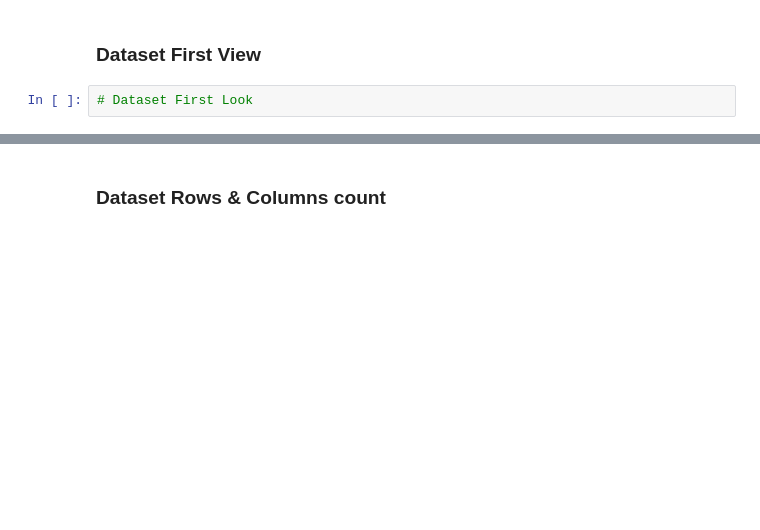
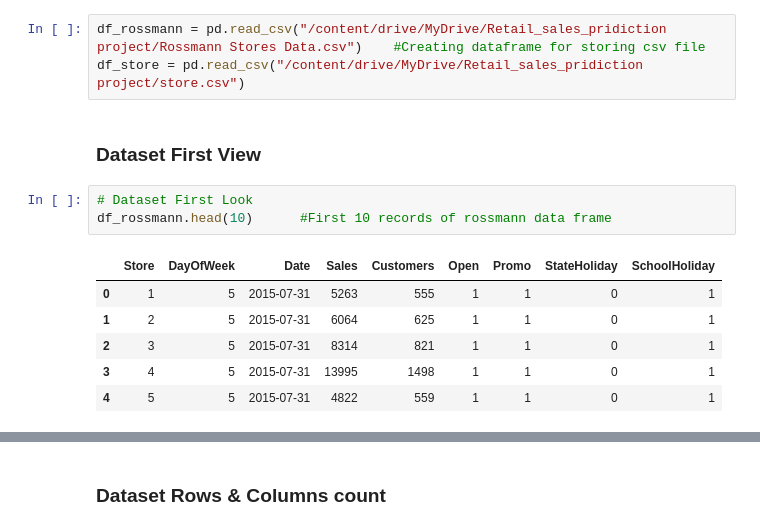
Before and after one commit to kapilkukreja469/Retail_sales_pridiction, a Jupyter notebook: Retail_sales_pridiction_Kapil_kukreja.ipynb, the cells around one changed output, grey strips where cells are left out. Saved outputs shown, nothing was run; the diff lists cells and outputs as text; blank space fills up the shorter version.

```diff
--- a/Retail_sales_pridiction_Kapil_kukreja.ipynb
+++ b/Retail_sales_pridiction_Kapil_kukreja.ipynb
@@ -102,4 +119,15 @@ M - Multivariate Analysis
+# %%
+df_rossmann = pd.read_csv("/content/drive/MyDrive/Retail_sales_pridiction project/Rossmann Stores Data.csv")    #Creating dataframe for storing csv file
+df_store = pd.read_csv("/content/drive/MyDrive/Retail_sales_pridiction project/store.csv")
 # %% [markdown]
 ### Dataset First View
-# %%
-# Dataset First Look
+# %%
+# Dataset First Look
+df_rossmann.head(10)      #First 10 records of rossmann data frame
+# %% [output]
+|  | Store | DayOfWeek | Date | Sales | Customers | Open | Promo | StateHoliday | SchoolHoliday |
+| 0 | 1 | 5 | 2015-07-31 | 5263 | 555 | 1 | 1 | 0 | 1 |
+| 1 | 2 | 5 | 2015-07-31 | 6064 | 625 | 1 | 1 | 0 | 1 |
+| 2 | 3 | 5 | 2015-07-31 | 8314 | 821 | 1 | 1 | 0 | 1 |
+| 3 | 4 | 5 | 2015-07-31 | 13995 | 1498 | 1 | 1 | 0 | 1 |
+| 4 | 5 | 5 | 2015-07-31 | 4822 | 559 | 1 | 1 | 0 | 1 |
```
Also changed, not shown: parts of 18 cells of this notebook.
